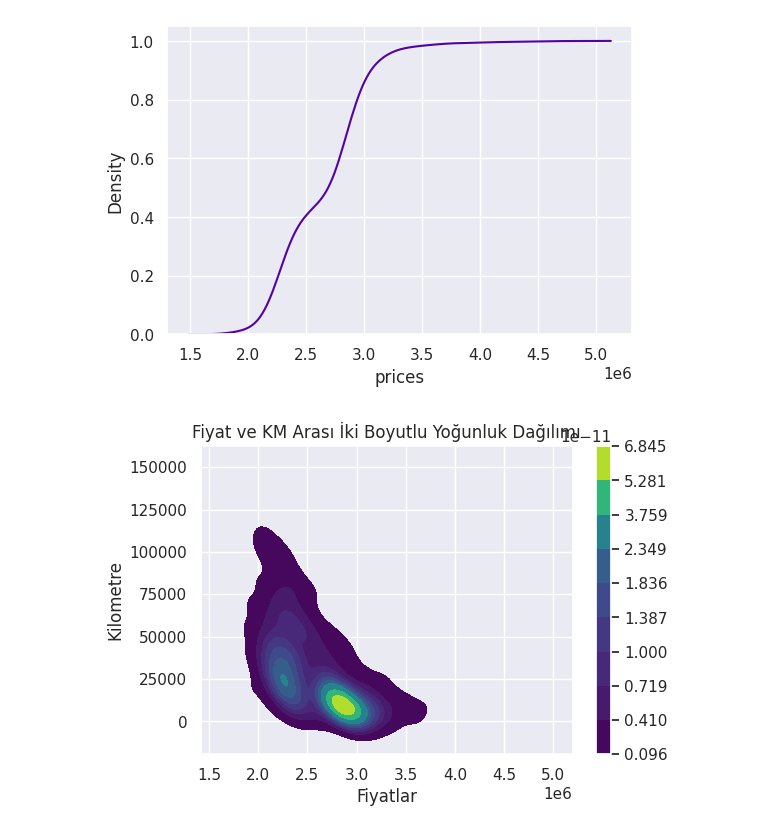
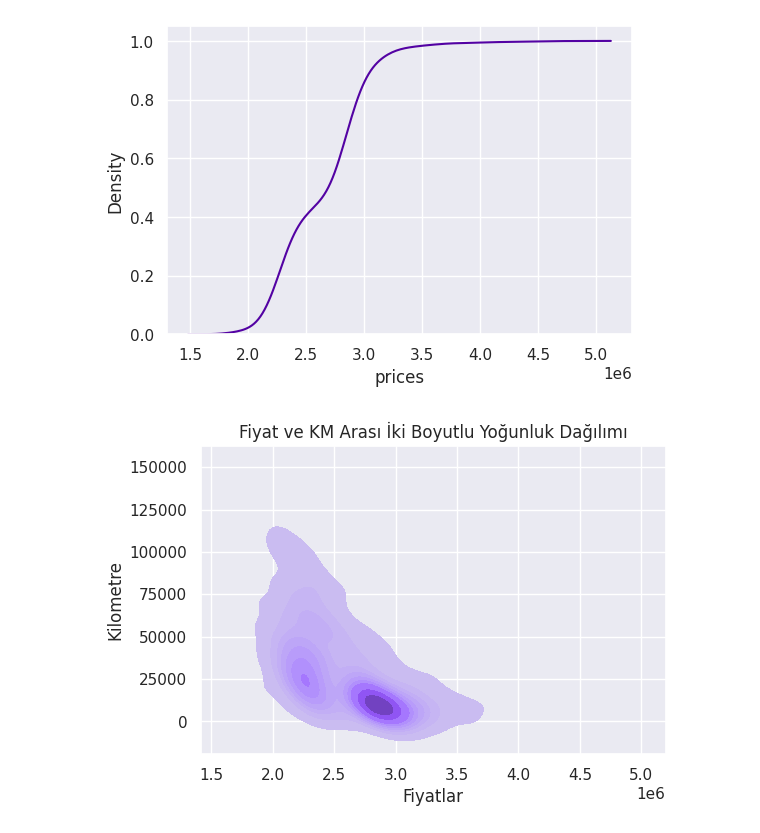
Before and after one commit to azem46/Python_Colab_Handbook, a Jupyter notebook: Python_Veri_Görsellestirme.ipynb, the cells around one changed output. Drawn from its saved outputs; the diff is of its cells as text; code cells hidden in the pictures.

```diff
--- a/Python_Veri_Görsellestirme.ipynb
+++ b/Python_Veri_Görsellestirme.ipynb
@@ -511,11 +511,10 @@ sns.kdeplot(modely.prices,cumulative=True)
 [figure]
 # %%
 #iki boyutlu yoğunluk grafiği oluşturmak istersek
-
-sns.kdeplot(x=modely.prices, y=modely.km, fill=True, cmap='viridis', levels=10, cbar=True)
+sns.kdeplot(x=modely.prices, y=modely.km, fill=True)
 plt.title('Fiyat ve KM Arası İki Boyutlu Yoğunluk Dağılımı')
 plt.xlabel('Fiyatlar')
 plt.ylabel('Kilometre')
 plt.show()
 # %% [output]
-[figure, old version]
+[figure, new version]
```
Also changed, not shown: parts of 17 cells of this notebook.
